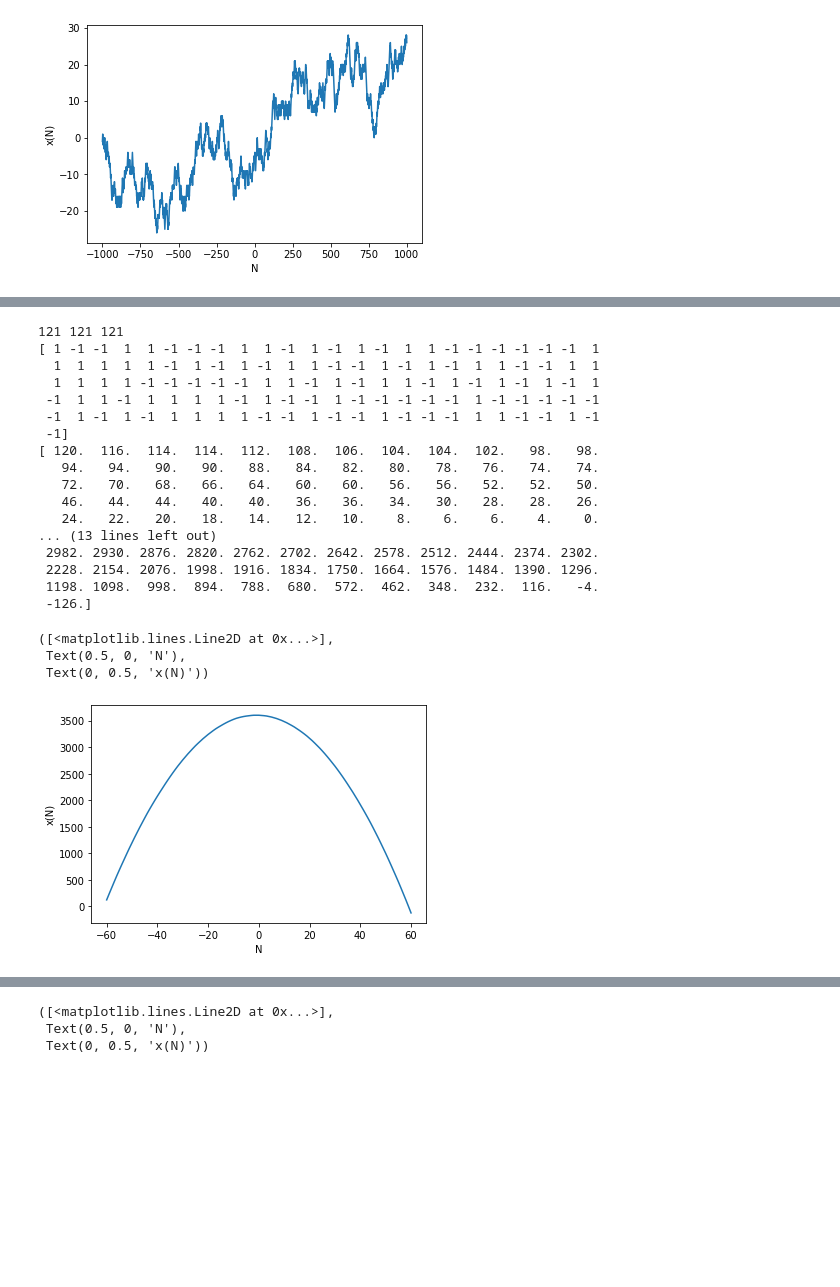
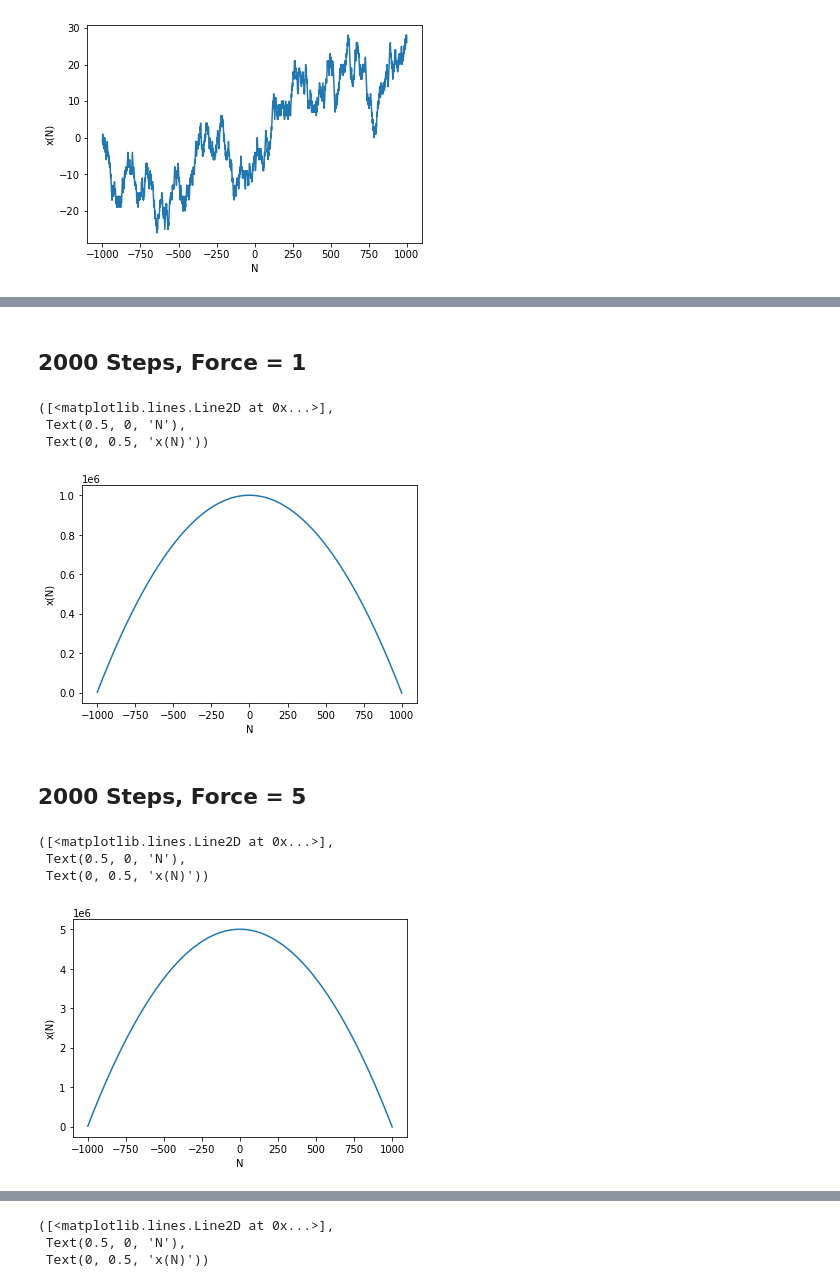
Before and after one commit to wpqc21/ClassificationLandscapes, a Jupyter notebook: Random_Walk_TensorFlow_01_26_2022.ipynb, the cells around one changed output, grey strips where cells are left out. Drawn from its saved outputs; the diff is of its cells as text; code cells hidden in the pictures; blank space fills up the shorter version.

```diff
--- a/Random_Walk_TensorFlow_01_26_2022.ipynb
+++ b/Random_Walk_TensorFlow_01_26_2022.ipynb
@@ -105,7 +111,7 @@ plot(x,y), xlabel('N'),ylabel('x(N)')
 # %%
 xc = 1
 B = 0
-N = 60
+N = 1000
 u = 2*np.random.randint(0,2,size=N*2 + 1)-1
 # xs = cumsum(u)
 xf = list(range(-N, N + 1))
@@ -128,7 +134,7 @@ plot(x,y), xlabel('N'),ylabel('x(N)')
 # %%
 xc = 1
 B = 0
-N = 10000
+N = 1000
 u = 2*np.random.randint(0,2,size=N*2 + 1)-1
 # xs = cumsum(u)
 xf = list(range(-N, N + 1))
@@ -151,44 +206,53 @@ plot(x,y), xlabel('N'),ylabel('x(N)')
+# %% [markdown]
+## 2000 Steps, Force = 1
+# %%
+import numpy as np
+np.set_printoptions(threshold=np.inf)
+
+xc = 1
+B = 1
+N = 1000
+u = 2*np.random.randint(0,2,size=N*2 + 1)-1
+# xs = cumsum(u)
+xf = list(range(-N, N + 1))
+xa = np.zeros(N*2 + 1)
+
+for i in range(len(xf)):
+    xa[i] =   ( u[i] + \
+               ( -(B * ((xf[i] + xc) * (xf[i] + xc)) - (B *xf[i] * xf[i])) / xc))
+
+xs = cumsum(xa)
+
+x = np.linspace(-N, N, N*2 + 1)
+y = xs
+plot(x,y), xlabel('N'),ylabel('x(N)')
+# %% [output]
+([<matplotlib.lines.Line2D at 0x...>],
+ Text(0.5, 0, 'N'),
+ Text(0, 0.5, 'x(N)'))
+[figure, added]
+# %% [markdown]
+## 2000 Steps, Force = 5
 # %%
 xc = 1
-B = 1
-N = 60
+B = 5
+N = 1000
 u = 2*np.random.randint(0,2,size=N*2 + 1)-1
 # xs = cumsum(u)
 xf = list(range(-N, N + 1))
 xa = np.zeros(N*2 + 1)
 
 for i in range(len(xf)):
     xa[i] =   ( u[i] + \
                ( -(B * ((xf[i] + xc) * (xf[i] + xc)) - (B *xf[i] * xf[i])) / xc))
 
 xs = cumsum(xa)
 
-print(u)
-print(xa)
-print(xs)
-
 x = np.linspace(-N, N, N*2 + 1)
 y = xs
 plot(x,y), xlabel('N'),ylabel('x(N)')
 # %% [output]
-121 121 121
-[ 1 -1 -1  1  1 -1 -1 -1  1  1 -1  1 -1  1 -1  1  1 -1 -1 -1 -1 -1 -1  1
-  1  1  1  1  1 -1  1 -1  1 -1  1  1 -1 -1  1 -1  1 -1  1  1 -1 -1  1  1
-  1  1  1  1 -1 -1 -1 -1 -1  1  1 -1  1 -1  1  1 -1  1 -1  1 -1  1 -1  1
- -1  1  1 -1  1  1  1  1 -1  1 -1 -1  1 -1 -1 -1 -1 -1  1 -1 -1 -1 -1 -1
- -1  1 -1  1 -1  1  1  1  1 -1 -1  1 -1 -1  1 -1 -1 -1  1  1 -1 -1  1 -1
- -1]
-[ 120.  116.  114.  114.  112.  108.  106.  104.  104.  102.   98.   98.
-   94.   94.   90.   90.   88.   84.   82.   80.   78.   76.   74.   74.
-   72.   70.   68.   66.   64.   60.   60.   56.   56.   52.   52.   50.
-   46.   44.   44.   40.   40.   36.   36.   34.   30.   28.   28.   26.
-   24.   22.   20.   18.   14.   12.   10.    8.    6.    6.    4.    0.
-... (13 lines left out)
- 2982. 2930. 2876. 2820. 2762. 2702. 2642. 2578. 2512. 2444. 2374. 2302.
- 2228. 2154. 2076. 1998. 1916. 1834. 1750. 1664. 1576. 1484. 1390. 1296.
- 1198. 1098.  998.  894.  788.  680.  572.  462.  348.  232.  116.   -4.
- -126.]
+([<matplotlib.lines.Line2D at 0x...>],
+ Text(0.5, 0, 'N'),
+ Text(0, 0.5, 'x(N)'))
-([<matplotlib.lines.Line2D at 0x...>],
- Text(0.5, 0, 'N'),
- Text(0, 0.5, 'x(N)'))
-[figure, old version]
+[figure, new version]
```
Also changed, not shown: parts of 9 cells of this notebook.
